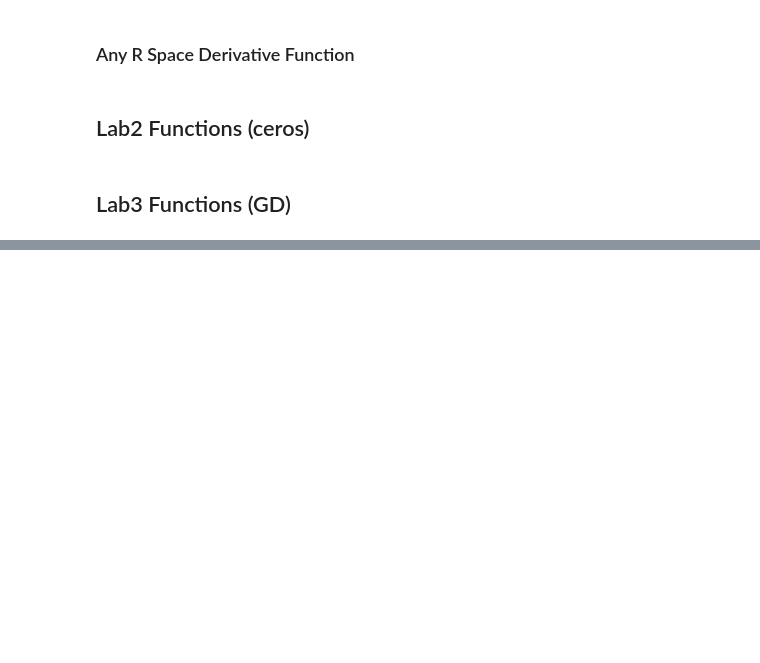
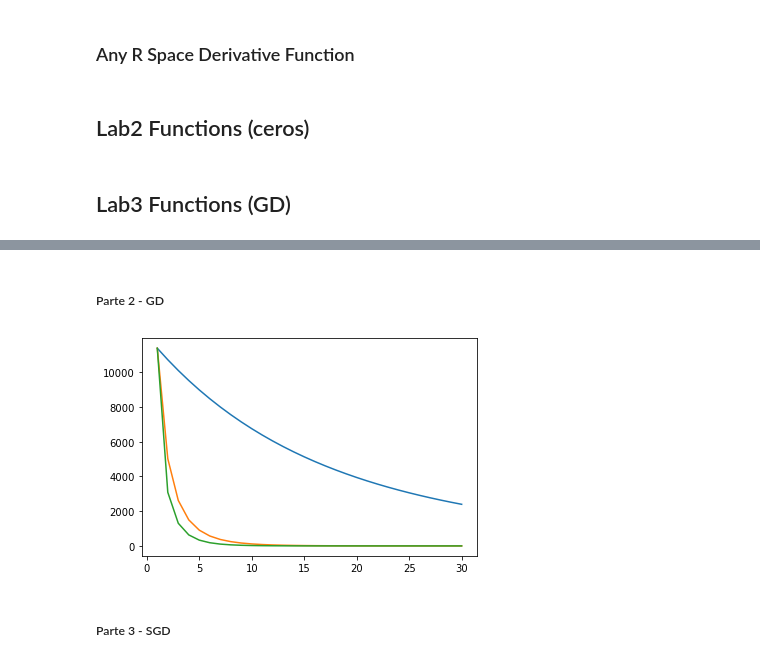
Before and after one commit to CarlosGarlem/AlgoritmosDS, a Jupyter notebook: optimizationProject/algoritmos.ipynb, the cells around one changed output, grey strips where cells are left out. Cells and saved outputs as stored; diff of their text form; code cells hidden in the pictures; blank space fills up the shorter version.

```diff
--- a/optimizationProject/algoritmos.ipynb
+++ b/optimizationProject/algoritmos.ipynb
@@ -385,0 +369,32 @@ rosenbrock_gd(x_0, N, epsilon, alpha)
+# %%
+d = 100 #columnas en el dataset
+n = 1000 #observaciones
+A = np.random.normal(0, 1, size = (n,d))
+x_true = np.random.normal(0, 1, size = (d,1))
+b = A.dot(x_true) + np.random.normal(0, 0.5, size = (n,1))
+# %%
+def computeGD(x_0, A, b, kmax, epsilon, lr, mb_size):
+    k = 0
+    x_k = x_0
+    errors = []
+
+    mat = np.hstack((A,b))
+    while k < kmax:
+        np.random.shuffle(mat) #in-place shuffle
+        iters = A.shape[0] // mb_size
+        for i in range(0, iters):
+            start = i * mb_size
+            end = (1+i) * mb_size
+            A_mb = mat[start:end, :-1]
+            b_mb = mat[start:end, -1]
+            b_mb = np.expand_dims(b_mb, axis = 1)
+
+            gradient = np.matmul(np.matmul(A_mb.T, A_mb), x_k) - np.matmul(A_mb.T, b_mb)
+            x_k1 = x_k - (lr * gradient)
+            x_k = x_k1
+
+        k += 1
+        error = np.linalg.norm(gradient, 2)
+        errors.append(error)
+
+    return errors
@@ -385,0 +428,15 @@ rosenbrock_gd(x_0, N, epsilon, alpha)
+# %% [markdown]
+##### Parte 2 - GD
+# %%
+lr_list = [0.00005, 0.0005, 0.0007]
+x_0 = np.zeros_like(x_true)
+kmax = 30
+# %%
+for lr in lr_list:
+    errors = computeGD(x_0, A, b, kmax, epsilon, lr, A.shape[0])
+    plt.plot(np.arange(1,kmax + 1), errors[:kmax])
+plt.show()
+# %% [output]
+[figure, added]
+# %% [markdown]
+##### Parte 3 - SGD
```
Also changed, not shown: parts of 19 cells of this notebook, 2 other files.
